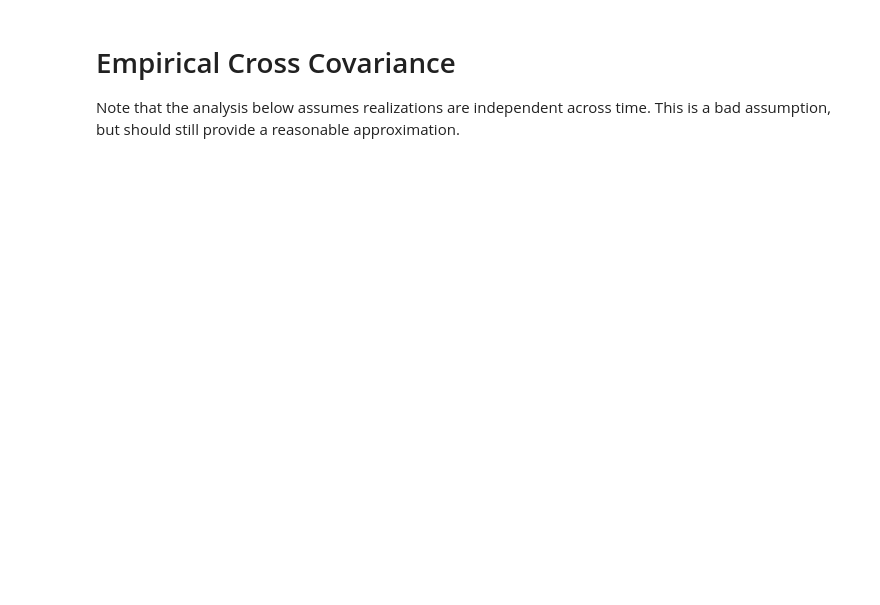
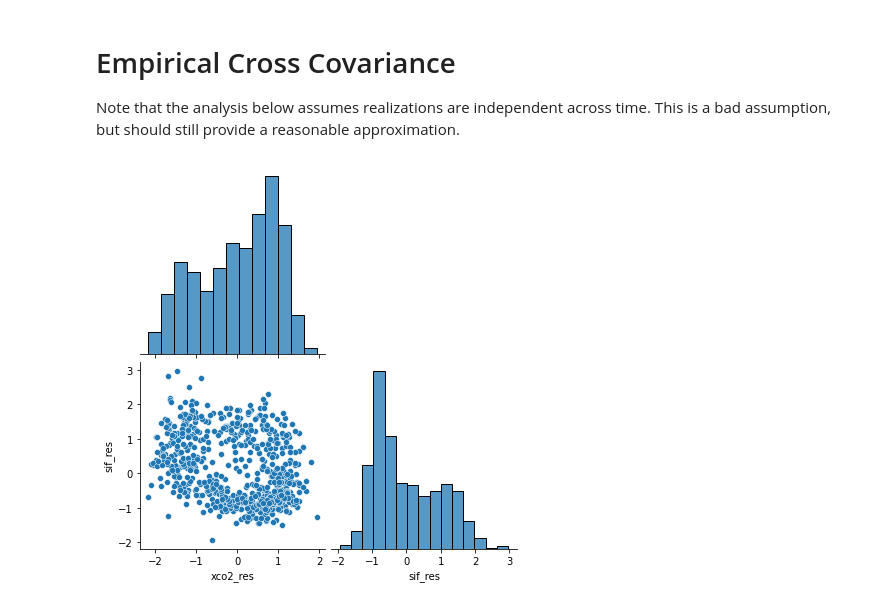
Before and after one commit to 91Mrwu/sif-xco2-cokriging, a Jupyter notebook: notebooks/empirical_variogram.ipynb, the cells around one changed output. Drawn from its saved outputs; the diff is of its cells as text; code cells hidden in the pictures; blank space fills up the shorter version.

```diff
--- a/notebooks/empirical_variogram.ipynb
+++ b/notebooks/empirical_variogram.ipynb
@@ -18,5 +18,0 @@ import variogram as vgm
-# %%
-# Analysis variables
-year = 2019
-tol = 500
-time_lag = 1
@@ -22,0 +40,81 @@ time_lag = 1
+# %%
+# Make all the plots
+for year in years:
+    # Get data: detrended 5-degree monthly average, cont. US
+    df = pd.read_csv("../data/exp_pro/OCO2_5deg_monthly_conus.csv")
+
+    for tol in tols:
+        for time_lag in time_lags:
+            # Isolate year and data offset
+            columns = ["xco2_res", "sif_res"]
+            df = get_date_range_offset(df, columns, year, time_lag)
+
+            # Standardize data locally
+            df[columns] = df.groupby(["lon", "lat"])[columns].transform(lambda x: (x - x.mean()) / x.std())
+
+            # Check distributions
+            p = sns.pairplot(df, vars=["xco2_res", "sif_res"], corner=True, height=3)
+            p.savefig(f"../plots/pairplot_{year}.png")
+
+            # Compute empirical variograms and cross covariogram
+            df_vgm = vgm.empirical_variogram(
+                df,
+                ["xco2_res", "sif_res"],
+                space_lags,
+                tol=tol,
+                time_lag=0,
+                cross=False,
+            )
+            df_cov = vgm.empirical_variogram(
+                df,
+                ["xco2_res", "sif_res"],
+                space_lags,
+                tol=tol,
+                time_lag=time_lag,
+                covariogram=True,
+            )
+
+            # Fit the theoretical Matern covariance model
+            xco2_params, df_vgm["xco2_fit"] = vgm.fit_variogram_wls(df_vgm["lag"], df_vgm["xco2_res"], df_vgm["xco2_res_counts"], vgm_guess)
+            sif_params, df_vgm["sif_fit"] = vgm.fit_variogram_wls(df_vgm["lag"], df_vgm["sif_res"], df_vgm["sif_res_counts"], vgm_guess)
+
+            sigmas = [xco2_params[0], sif_params[0]]
+            cross_params, df_cov["cross_fit"] = vgm.fit_variogram_wls(df_cov["lag"], df_cov["xco2_res:sif_res"], df_cov["xco2_res:sif_res_counts"], cross_guess, sigmas=sigmas)
+
+            cols = df_cov.columns[df_cov.columns!="lag"]
+            fig, ax = plt.subplots(2, 2, figsize=(12, 9), constrained_layout=True, sharex=True)
+            ax[0, 1].axis("off")
+
+            df_vgm.plot(x="lag", y="xco2_res", kind="scatter", color="black", ax=ax[0, 0], label="Empirical semivariogram")
+            df_vgm.plot(x="lag", y="xco2_fit", kind="line", color="blue", ax=ax[0, 0], label="Fitted semivariogram")
+            lim = df_vgm["xco2_res"].max()
+            ax[0, 0].set_title("xco2_res", fontsize=12)
+            ax[0, 0].set_ylabel("semivariance", fontsize=12)
+            ax[0, 0].set_ylim([0, lim+0.1*lim])
+            ax[0, 0].text(0.95, 0.05, param_labels(xco2_params), transform=ax[0, 0].transAxes, ha="right", va="bottom")
+            ax[0, 0].legend(frameon=False)
+
+            df_vgm.plot(x="lag", y="sif_res", kind="scatter", color="black", ax=ax[1, 1], label="Empirical semivariogram")
+            df_vgm.plot(x="lag", y="sif_fit", kind="line", color="blue", ax=ax[1, 1], label="Fitted semivariogram")
+            lim = df_vgm["sif_res"].max()
+            ax[1, 1].set_title("sif_res", fontsize=12)
+            ax[1, 1].set_ylabel("semivariance", fontsize=12)
+            ax[1, 1].set_xlabel("distance (km)", fontsize=12)
+            ax[1, 1].set_ylim([0, lim+0.1*lim])
+            ax[1, 1].text(0.95, 0.05, param_labels(sif_params), transform=ax[1, 1].transAxes, ha="right", va="bottom")
+            ax[1, 1].legend(frameon=False)
+
+            df_cov.plot(x="lag", y="xco2_res:sif_res", kind="scatter", color="black", ax=ax[1, 0], label="Empirical cross covariogram")
+            df_cov.plot(x="lag", y="cross_fit", kind="line", color="blue", ax=ax[1, 0], label="Fitted cross covariance")
+            ax[1, 0].set_title("xco2_res:sif_res" + f", {time_lag} month lag", fontsize=12)
+            ax[1, 0].set_ylabel("cross covariance", fontsize=12)
+            ax[1, 0].set_xlabel("distance (km)", fontsize=12)
+            ax[1, 0].text(0.95, 0.05, param_labels(cross_params, cross=True), transform=ax[1, 0].transAxes, ha="right", va="bottom")
+            ax[1, 0].legend(loc="upper left", frameon=False)
+
+            fig.suptitle("Variograms and cross covariogram for XCO$_2$ and SIF residuals\n"+
+                         f"Continental US, {year}, locally detrended and standardized, spatial tolerance: {tol} km", fontsize=14)
+
+            fig.savefig(f"../plots/vario_analysis_conUS_{year}_{time_lag}M_{tol}km.png", dpi=100);
+# %% [output]
+[figure, added]
```
Also changed, not shown: parts of 11 cells of this notebook, 3 other files.
